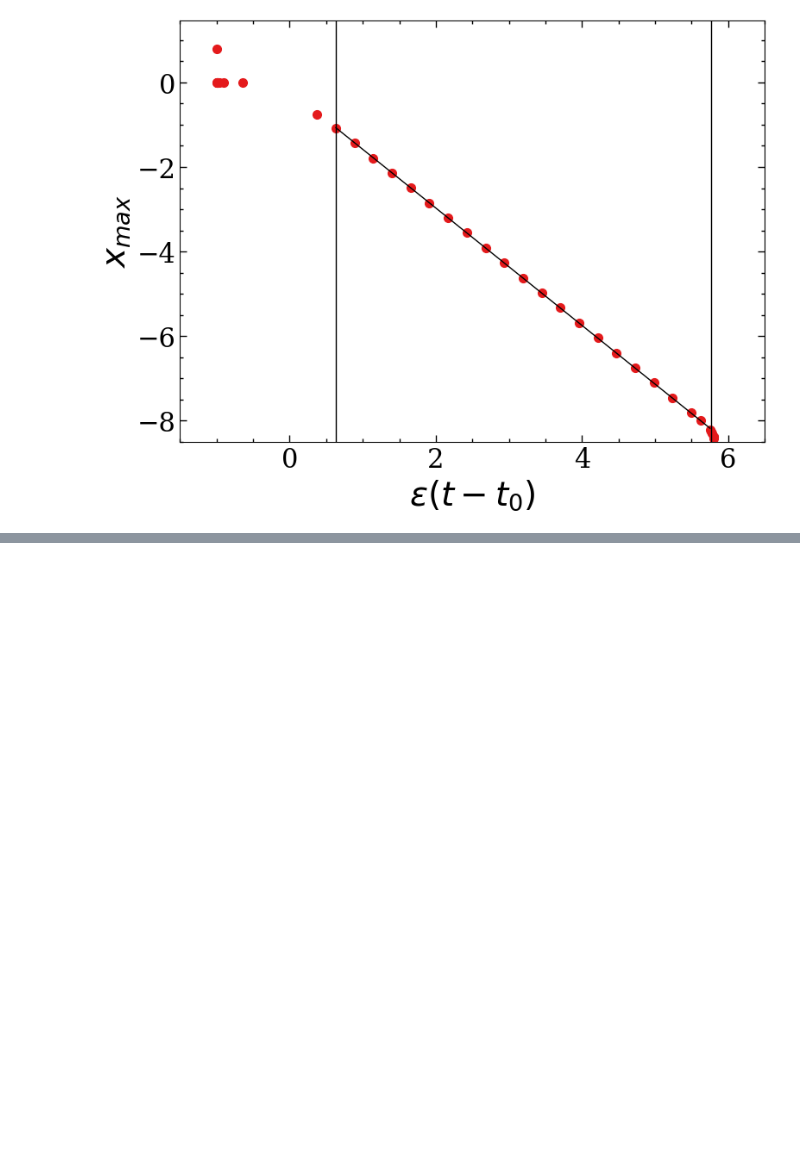
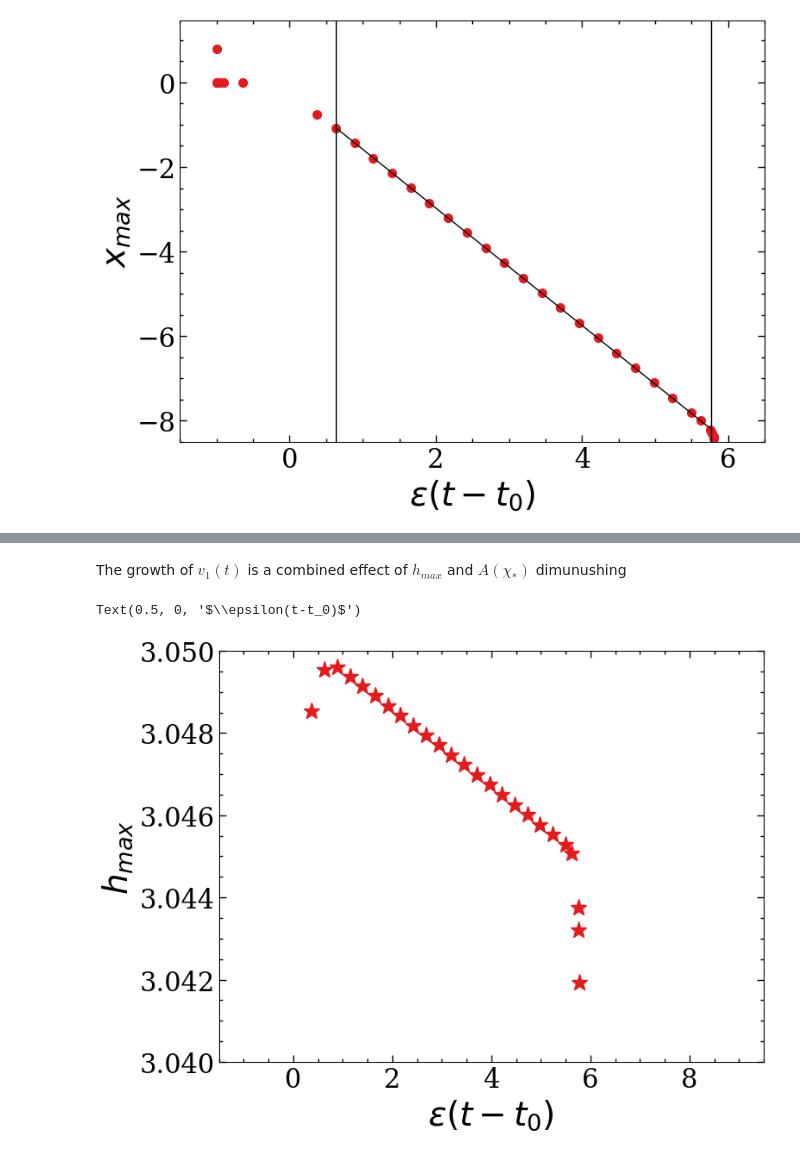
Before and after one commit to suanno/drop-dynamics, a Jupyter notebook: 1D/main.ipynb, the cells around one changed output, grey strips where cells are left out. Saved outputs shown, nothing was run; the diff lists cells and outputs as text; code cells hidden in the pictures; blank space fills up the shorter version.

```diff
--- a/1D/main.ipynb
+++ b/1D/main.ipynb
@@ -235,0 +234,10 @@ Text(0, 0.5, '$v_{1}$')
+# %% [markdown]
+The growth of $v_1(t)$ is a combined effect of $h_{max}$ and $A(\chi_*)$ dimunushing
+# %%
+plt.plot(eps*(np.array(times)-t0),h_max_list,'*')
+plt.ylim(3.04,3.05)
+plt.ylabel('$h_{max}$')
+plt.xlabel('$\epsilon(t-t_0)$')
+# %% [output]
+Text(0.5, 0, '$\\epsilon(t-t_0)$')
+[figure, added]
```
Also changed, not shown: parts of 11 cells of this notebook, 1 other file.
